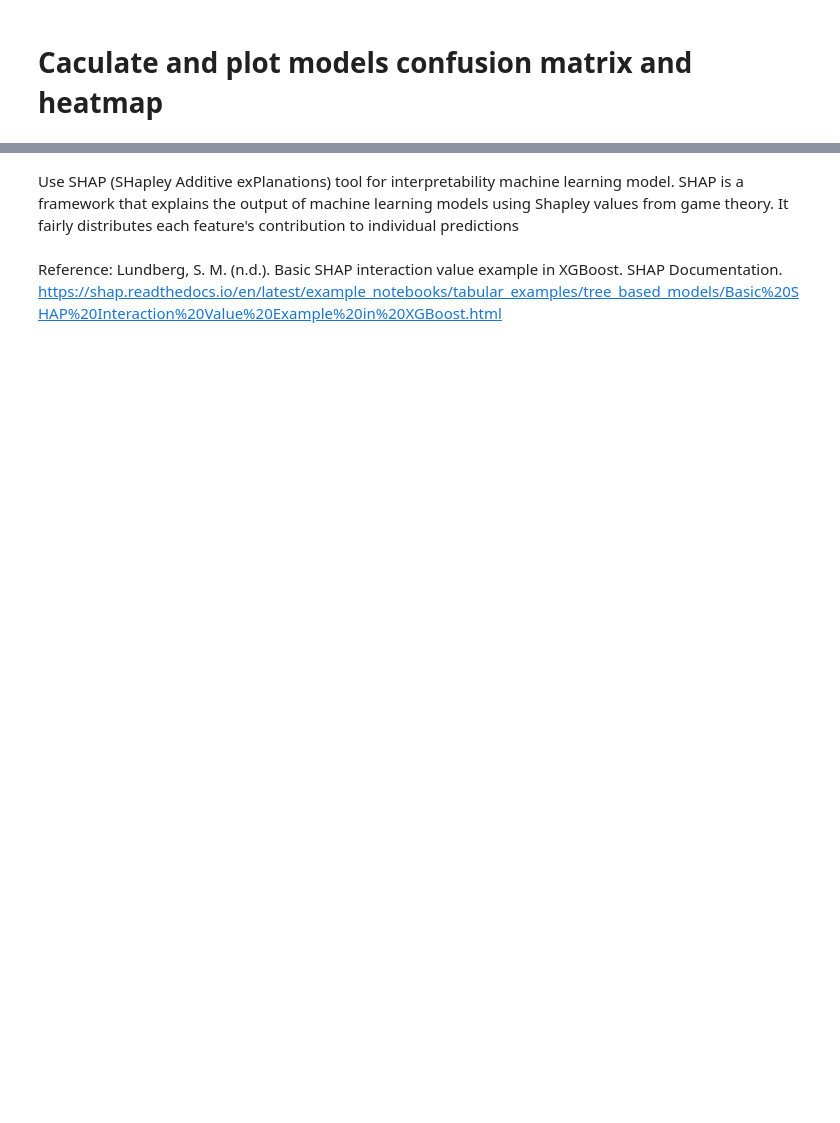
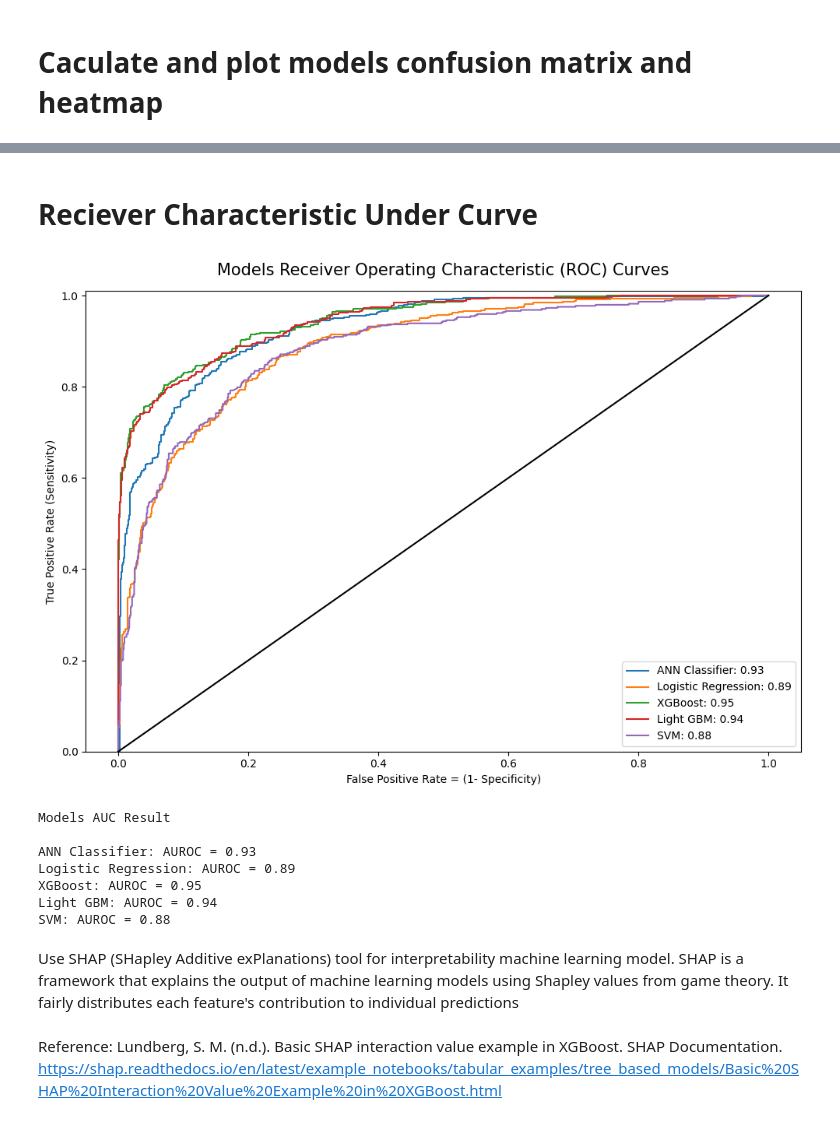
Before and after one commit to Team-6-AAI-501/strokeprediction, a Jupyter notebook: jupyternotebook/aai501StrokePrediction.ipynb, the cells around one changed output, grey strips where cells are left out. Drawn from its saved outputs; the diff is of its cells as text; code cells hidden in the pictures; blank space fills up the shorter version.

```diff
--- a/jupyternotebook/aai501StrokePrediction.ipynb
+++ b/jupyternotebook/aai501StrokePrediction.ipynb
@@ -654,6 +650,7 @@ test_preds_lgbm = lgb_model.predict(X_test)
 
 
 # lgb_auc = roc_auc_score(y_test, lgb_model.predict_proba(X_test)[:,1])
+y_test_pred_proba_lgb = lgb_model.predict_proba(X_test)[:,1]
 
 print("LGBM Validation Accuracy:", accuracy_score(y_val, val_preds_lgbm))
 print("LGBM Test Accuracy:", accuracy_score(y_test, test_preds_lgbm))
@@ -793,3 +795,54 @@ for model_name, predictions in models_predictions.items():
+# %% [markdown]
+# Reciever Characteristic Under Curve
+# %%
+# Create dictionary with model names and their predictions
+models_predictions = {
+    "ANN Classifier": y_test_pred_proba_ann,
+    "Logistic Regression": y_test_pred_proba_lr,
+    "XGBoost": y_test_pred_proba_XGBoost,
+    "Light GBM": y_test_pred_proba_lgb,
+    "SVM": y_test_pred_proba_svm
+}
+
+# Create dictionary to store FPR and TPR for reach model
+roc_results = {}
+auc_results = {}
+
+# Compute False Positive Rate and True Positive Rate, and Compute Area Under Receiver Operating Characteristic
+for model_name, predictions in models_predictions.items():
+    fpr, tpr, threshold = roc_curve(y_test, predictions) # Compute False Positive Rate and True Positive Rate
+    auc_results[model_name] = roc_auc_score(y_test, predictions) # Compute Area Under Receiver Operating Characteristic
+    roc_results[model_name] = (fpr, tpr)
+
+plt.figure(figsize=(10, 7)) # set figure size
+
+# Loop throup ROC results and plot the ROC Curves
+for model_name, (fpr, tpr) in roc_results.items():
+    plt.plot(fpr, tpr, label=f'{model_name}: {auc_results[model_name]:.2f}')
+
+plt.plot([0, 1], [0, 1], 'k-')
+plt.ylim([0.0, 1.01])
+plt.title('Models Receiver Operating Characteristic (ROC) Curves', fontsize=15, y=1.02)
+plt.xlabel('False Positive Rate = (1- Specificity)')
+plt.ylabel('True Positive Rate (Sensitivity)')
+plt.legend()
+plt.tight_layout()
+plt.savefig('roc_curves.png')  # Save the ROC curves figure as a PNG file to a file
+plt.show()
+
+# Print Models Area Under Receiver Operating Characteristic Results
+print(f'Models AUC Result \n')
+for model_name, auc in auc_results.items():
+    print(f'{model_name}: AUROC = %.2f' % (auc))
+# %% [output]
+[figure, added]
+Models AUC Result
+
+ANN Classifier: AUROC = 0.93
+Logistic Regression: AUROC = 0.89
+XGBoost: AUROC = 0.95
+Light GBM: AUROC = 0.94
+SVM: AUROC = 0.88
 # %% [markdown]
 Use SHAP (SHapley Additive exPlanations) tool for interpretability machine learning model. SHAP is a framework that explains the output of machine learning models using Shapley values from game theory. It fairly distributes each feature's contribution to individual predictions
 # %% [markdown]
```
Also changed, not shown: parts of 15 cells of this notebook, 6 other files.
